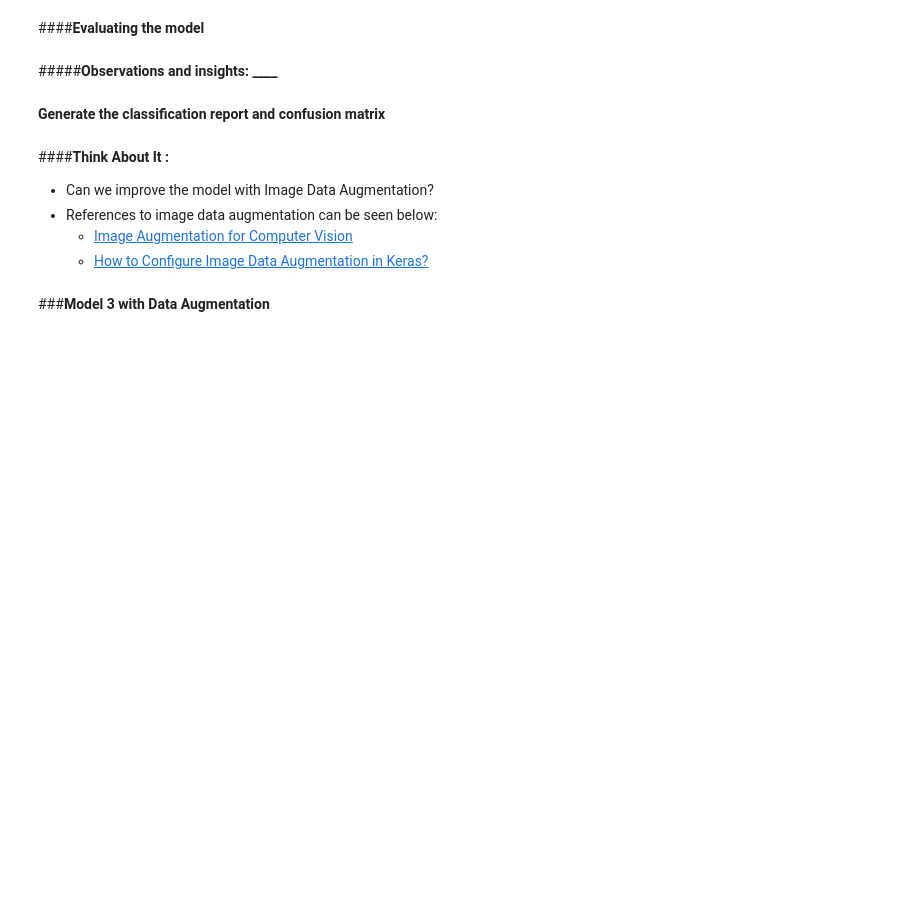
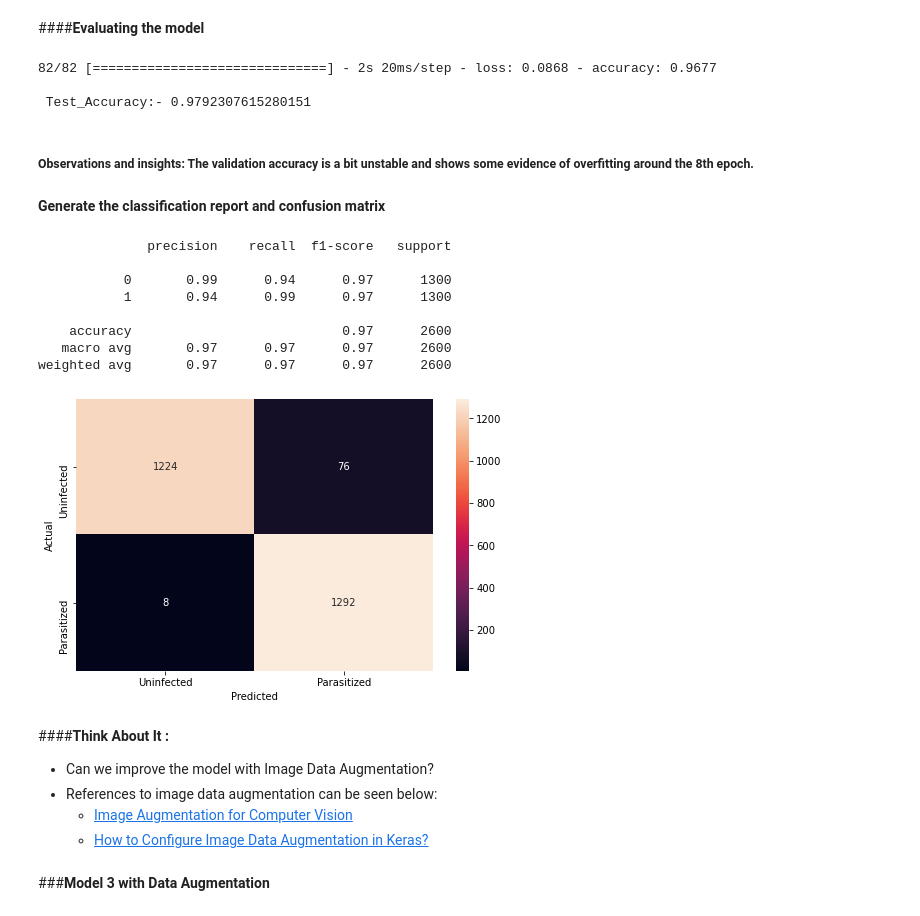
Before and after one commit to agarduno93/DataScienceProject, a Jupyter notebook: Reference_Notebook_Milestone_2_Deep_Learning.ipynb, the cells around one changed output. Drawn from its saved outputs; the diff is of its cells as text; code cells hidden in the pictures; blank space fills up the shorter version.

```diff
--- a/Reference_Notebook_Milestone_2_Deep_Learning.ipynb
+++ b/Reference_Notebook_Milestone_2_Deep_Learning.ipynb
@@ -566,30 +609,44 @@ KeyboardInterrupt:
 # %% [markdown]
 ####<b>Evaluating the model
 # %%
-# Evaluate the model to calculate the accuracy
-accuracy = model2.evaluate(________, ______________, verbose=1)
-print('\n', 'Test_Accuracy:-', accuracy[1])
+accuracy2 = model2.evaluate(test_images, test_labels, verbose=1)
+print('\n', 'Test_Accuracy:-', accuracy1[1])
+# %% [output]
+82/82 [==============================] - 2s 20ms/step - loss: 0.0868 - accuracy: 0.9677
+
+ Test_Accuracy:- 0.9792307615280151
-# %% [markdown]
-#####<b>Observations and insights: ____
+# %% [markdown]
+##### Observations and insights: The validation accuracy is a bit unstable and shows some evidence of overfitting around the 8th epoch.
 # %% [markdown]
 <b> Generate the classification report and confusion matrix
 # %%
 from sklearn.metrics import classification_report
 from sklearn.metrics import confusion_matrix
 
-pred = model2.predict(_______)
+pred = model2.predict(test_images)
 pred = np.argmax(pred,axis = 1)
-y_true = np.argmax(________________,axis = 1)
+y_true = np.argmax(test_labels,axis = 1)
+
 #Printing the classification report
-print(classification_report(______,_______))
+print(classification_report(y_true,pred))
 
 #Plotting the heatmap using confusion matrix
-cm = confusion_matrix(_____,_____)
+cm = confusion_matrix(y_true,pred)
 plt.figure(figsize=(8,5))
 sns.heatmap(cm, annot=True,  fmt='.0f', xticklabels=['Uninfected', 'Parasitized'], yticklabels=['Uninfected', 'Parasitized'])
 plt.ylabel('Actual')
 plt.xlabel('Predicted')
 plt.show()
+# %% [output]
+              precision    recall  f1-score   support
+
+           0       0.99      0.94      0.97      1300
+           1       0.94      0.99      0.97      1300
+
+    accuracy                           0.97      2600
+   macro avg       0.97      0.97      0.97      2600
+weighted avg       0.97      0.97      0.97      2600
+[figure, added]
 # %% [markdown]
 ####**Think About It :**<br>
 
```
Also changed, not shown: parts of 48 cells of this notebook, 1 other file.
